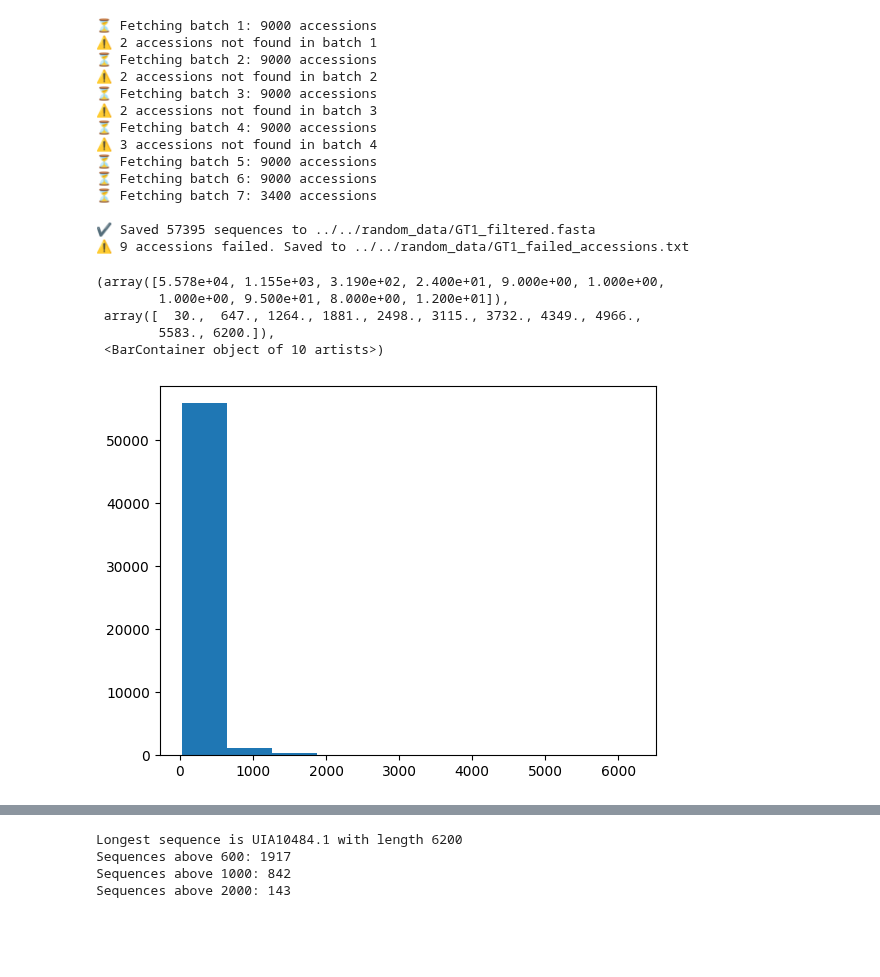
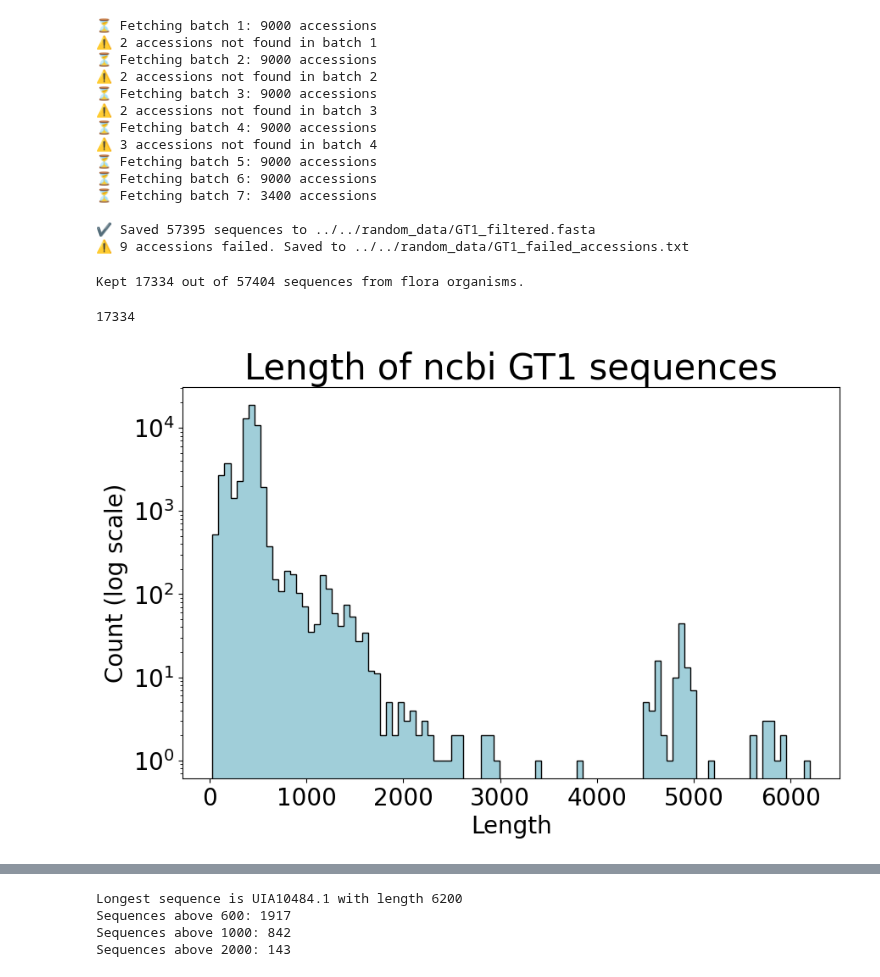
Before and after one commit to daha-la/VAE-enzymes, a Jupyter notebook: vae_notebooks/notebooks/GT1_MSAcreation.ipynb, the cells around one changed output, grey strips where cells are left out. Drawn from its saved outputs; the diff is of its cells as text; code cells hidden in the pictures; blank space fills up the shorter version.

```diff
--- a/vae_notebooks/notebooks/GT1_MSAcreation.ipynb
+++ b/vae_notebooks/notebooks/GT1_MSAcreation.ipynb
@@ -25,3 +26,7 @@ GT1_proteins = pd.read_csv('/Users/dahala/GitHub/VAE-enzymes/random_data/GT1.txt
 GT1_proteins.columns = ['type', 'organism', 'ID', 'Accession', 'database']
 GT1_proteins = GT1_proteins.drop_duplicates(subset='Accession')
 GT1_prot_ncbi = GT1_proteins[GT1_proteins['database'] == 'ncbi']
+# %%
+with open('/Users/dahala/GitHub/VAE-enzymes/random_data/GT1/GT1_ncbi_eukaryota_name.txt', 'w') as f:
+    for id in pd.unique(GT1_prot_ncbi[GT1_prot_ncbi.organism == 'Eukaryota'].ID):
+        f.write(id + '\n')
@@ -102,6 +219,35 @@ def download_protein_sequences_to_fasta(accession_list, output_fasta, failed_log
 # %%
 GT1s_fasta_path = '../../random_data/GT1_ncbi.fasta'
 GT1_fastas_dict = SeqIO.to_dict(SeqIO.parse(GT1s_fasta_path, "fasta"))
+# %%
+flora_species = set(
+    df[df['Category'] == 'Flora']['Species'].str.strip()
+)
+
+
+
+def binomial(name):
+    return " ".join(name.split()[:2])
+
+flora_binomials = set(binomial(name) for name in flora_species)
+
+# Step 2: Extract organism name from description using regex
+def extract_organism(desc):
+    match = re.search(r'\[([^\]]+)\]', desc)
+    return match.group(1).strip() if match else None
+
+# Step 3: Filter the sequence dictionary
+plant_seq_dict = {
+    k: v for k, v in GT1_fastas_dict.items()
+    if (org := extract_organism(v.description)) in flora_species and binomial(org) in flora_binomials
+}
+
+print(f"Kept {len(plant_seq_dict)} out of {len(GT1_fastas_dict)} sequences from flora organisms.")
+
+SeqIO.write(plant_seq_dict.values(), '../../random_data/GT1/GT1_ncbi_plant.fasta', "fasta")
+# %% [output]
+Kept 17334 out of 57404 sequences from flora organisms.
+17334
 # %%
 GT1_fastas_array = []
 GT1_fastas_len = []
@@ -117,9 +275,14 @@ GT1_fastas_len = np.array(GT1_fastas_len)
-# %%
-plt.hist(GT1_fastas_len)
-# %% [output]
-(array([5.578e+04, 1.155e+03, 3.190e+02, 2.400e+01, 9.000e+00, 1.000e+00,
-        1.000e+00, 9.500e+01, 8.000e+00, 1.200e+01]),
- array([  30.,  647., 1264., 1881., 2498., 3115., 3732., 4349., 4966.,
-        5583., 6200.]),
- <BarContainer object of 10 artists>)
-[figure, removed]
+# %%
+fig, ax = plt.subplots(figsize=(10, 6))
+plt.hist(GT1_fastas_len, bins=100, label='GT1',histtype='stepfilled', color='#A0CED9',edgecolor='black')
+#ax.axvline(200, color='k', linestyle='dashed', linewidth=1)
+#ax.axvline(350, color='r', linestyle='dashed', linewidth=1)
+#plt.axvline(600, color='r', linestyle='dashed', linewidth=1)
+#plt.axvline(1000, color='k', linestyle='dashed', linewidth=1)
+ax.set_yscale('log')
+plt.title("Length of ncbi GT1 sequences", fontsize=30)
+plt.xlabel("Length", fontsize=20)
+plt.ylabel("Count (log scale)", fontsize=20)
+ax.tick_params(axis='both', which='major', labelsize=20)
+# %% [output]
+[figure, added]
```
Also changed, not shown: parts of 25 cells of this notebook, 2 other files.
